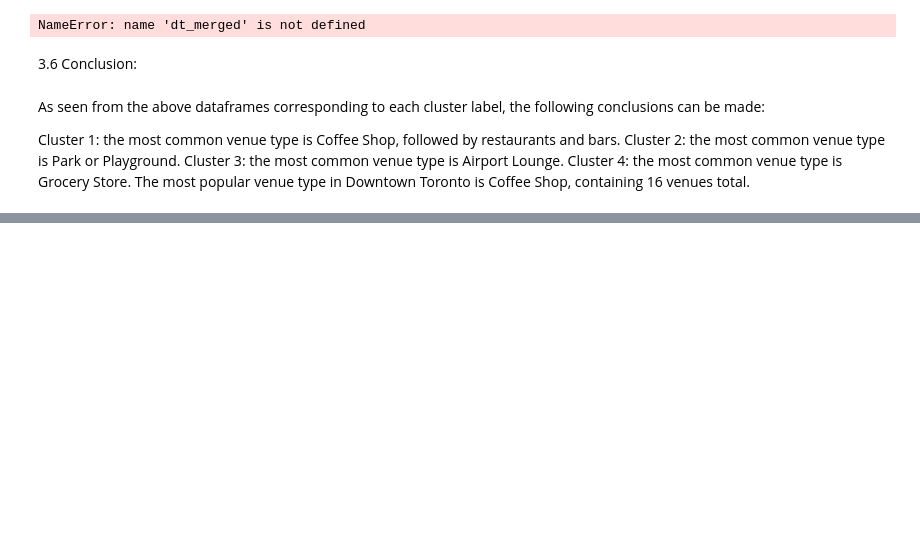
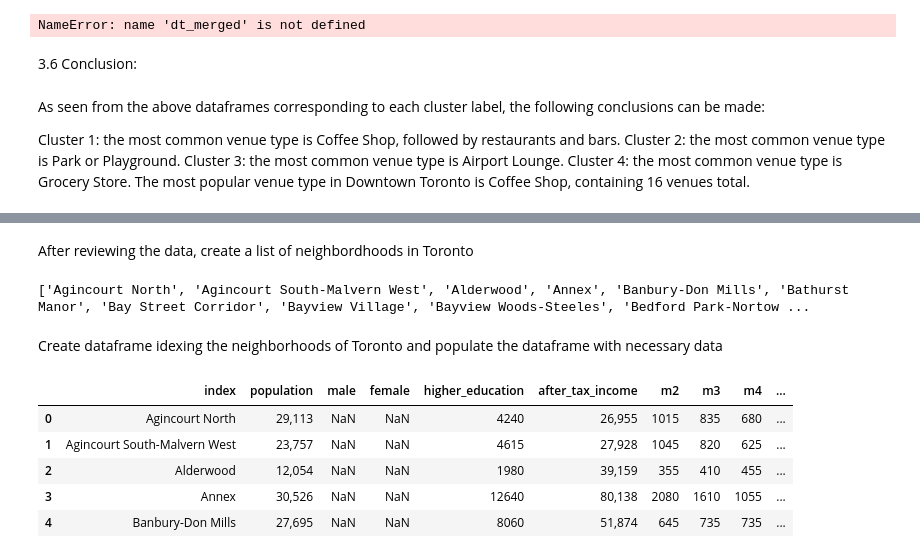
Before and after one commit to Dhananjay-Vyavahare/Coursera_Capstone_Project, a Jupyter notebook: The Battle of Neighborhood - F.ipynb, the cells around one changed output, grey strips where cells are left out. Saved outputs shown, nothing was run; the diff lists cells and outputs as text; code cells hidden in the pictures; blank space fills up the shorter version.

```diff
--- a/The Battle of Neighborhood - F.ipynb
+++ b/The Battle of Neighborhood - F.ipynb
@@ -537,0 +613,6 @@ The most popular venue type in Downtown Toronto is Coffee Shop, containing 16 ve
+# %%
+# City of Toronto Open Data Catalogue - City of Toronto Neighborhoods Profile Census CSV File
+
+path = 'https://www.toronto.ca/ext/open_data/catalog/data_set_files/2016_neighbourhood_profiles.csv'
+df = pd.read_csv(path,encoding='latin1')
+df.head()
@@ -537,0 +626,42 @@ The most popular venue type in Downtown Toronto is Coffee Shop, containing 16 ve
+# %% [markdown]
+After reviewing the data, create a list of neighbordhoods in Toronto
+# %%
+neighborhoods = list(df.columns.values)
+neighborhoods = neighborhoods[5:]
+print(neighborhoods)
+# %% [output]
+['Agincourt North', 'Agincourt South-Malvern West', 'Alderwood', 'Annex', 'Banbury-Don Mills', 'Bathurst Manor', 'Bay Street Corridor', 'Bayview Village', 'Bayview Woods-Steeles', 'Bedford Park-Nortow ...
+# %% [markdown]
+Create dataframe idexing the neighborhoods of Toronto and populate the dataframe with necessary data
+# %%
+toronto_hoods = pd.DataFrame(index=neighborhoods, columns=["population", "male", "female",'higher_education', "after_tax_income"])
+
+# population = Population 2016 per Census Profile 98-316-X2016001
+# m2 = Male: 25 to 29 years
+# m3 = Male: 30 to 34 years
+# m4 = Male: 35 to 39 years
+# f2 = Female: 25 to 29 years
+# f3 = Female: 30 to 34 years
+# f4 = Female: 35 to 39 years
+# higher_education = Total - University certificate, diploma or degree at bachelor level or above for the population aged 25 to 64 years in private households - 25% sample data
+# after_tax_income =   After-tax income: Average amount ($)
+
+for index, row in toronto_hoods.iterrows():
+    toronto_hoods.at[index, 'population'] = df[index][2]
+    toronto_hoods.at[index, 'm2'] = df[index][20]
+    toronto_hoods.at[index, 'm3'] = df[index][21]
+    toronto_hoods.at[index, 'm4'] = df[index][22]
+    toronto_hoods.at[index, 'f2'] = df[index][41]
+    toronto_hoods.at[index, 'f3'] = df[index][42]
+    toronto_hoods.at[index, 'f4'] = df[index][43]
+    toronto_hoods.at[index, 'higher_education'] = df[index][1723]
+    toronto_hoods.at[index, 'after_tax_income'] = df[index][2354]
+toronto_hoods.reset_index(inplace=True)
+toronto_hoods.head()
+# %% [output]
+|  | index | population | male | female | higher_education | after_tax_income | m2 | m3 | m4 | ... |
+| 0 | Agincourt North | 29,113 | NaN | NaN | 4240 | 26,955 | 1015 | 835 | 680 | ... |
+| 1 | Agincourt South-Malvern West | 23,757 | NaN | NaN | 4615 | 27,928 | 1045 | 820 | 625 | ... |
+| 2 | Alderwood | 12,054 | NaN | NaN | 1980 | 39,159 | 355 | 410 | 455 | ... |
+| 3 | Annex | 30,526 | NaN | NaN | 12640 | 80,138 | 2080 | 1610 | 1055 | ... |
+| 4 | Banbury-Don Mills | 27,695 | NaN | NaN | 8060 | 51,874 | 645 | 735 | 735 | ... |
```
Also changed, not shown: parts of 35 cells of this notebook.
